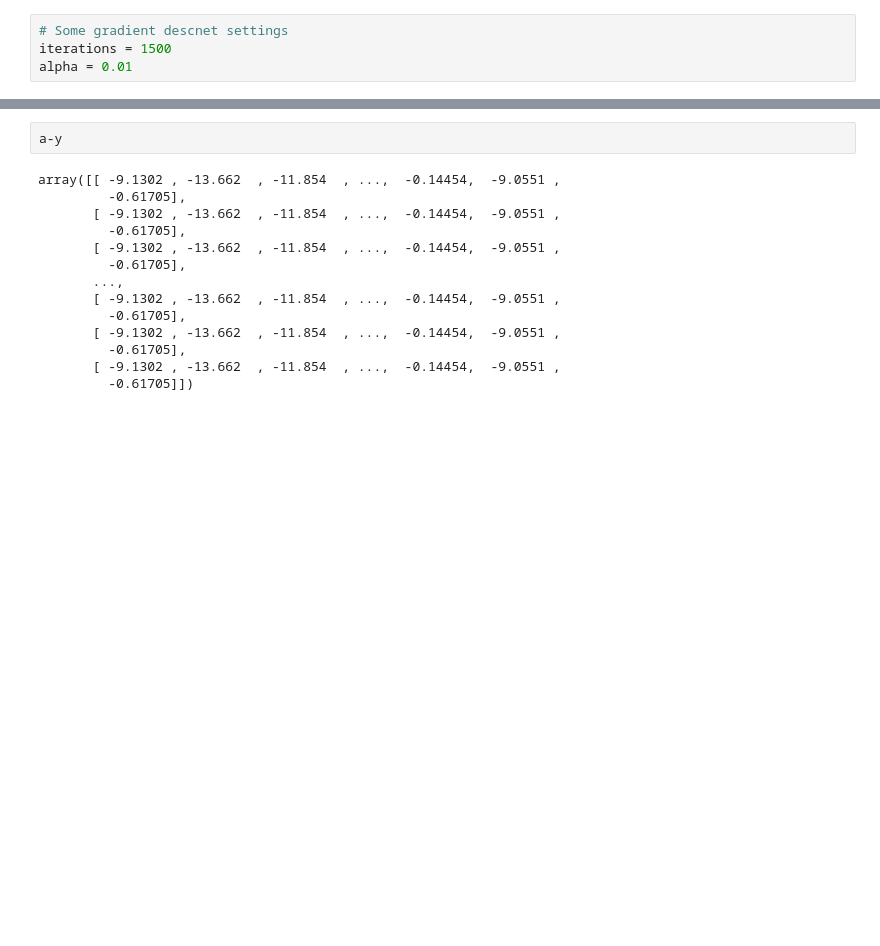
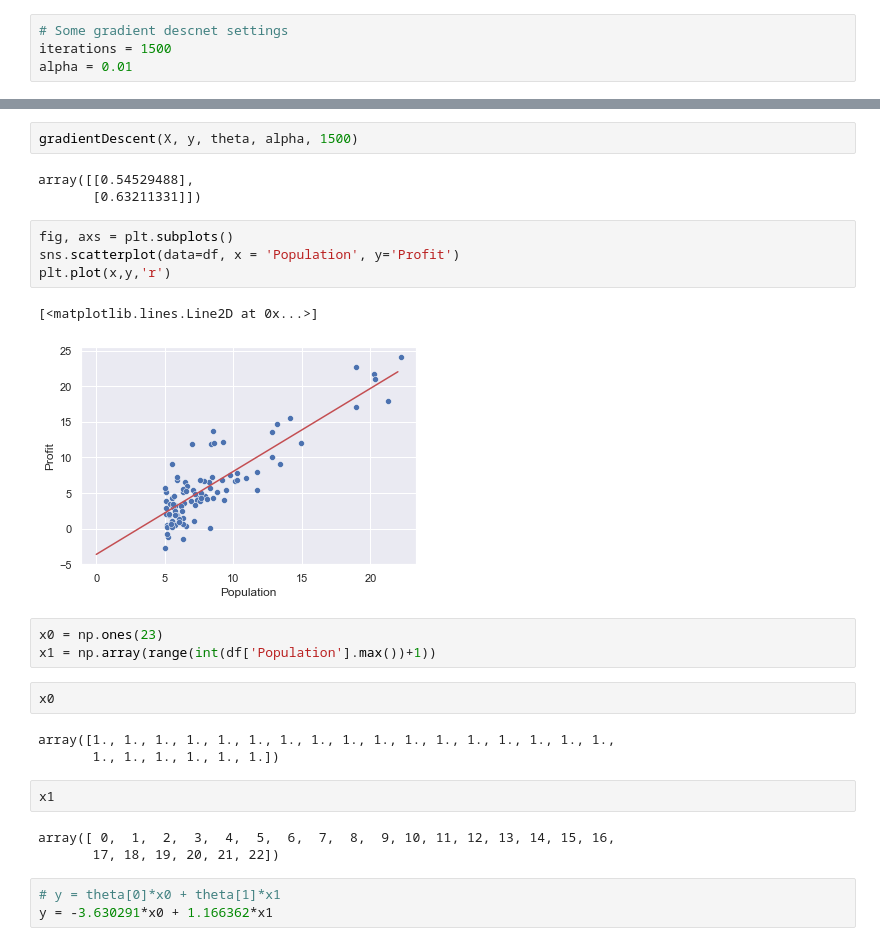
Before and after one commit to jaredwilliam/ML_stanford_coursera, a Jupyter notebook: Week 02/machine-learning-ex1/ex1/Homework in Python.ipynb, the cells around one changed output, grey strips where cells are left out. Cells and saved outputs as stored; diff of their text form; blank space fills up the shorter version.

Commit message:
Python gradient descent

```diff
--- a/Week 02/machine-learning-ex1/ex1/Homework in Python.ipynb
+++ b/Week 02/machine-learning-ex1/ex1/Homework in Python.ipynb
@@ -104,19 +158,31 @@ a = np.matmul(X,theta)
-# %%
-a-y
-# %% [output]
-array([[ -9.1302 , -13.662  , -11.854  , ...,  -0.14454,  -9.0551 ,
-         -0.61705],
-       [ -9.1302 , -13.662  , -11.854  , ...,  -0.14454,  -9.0551 ,
-         -0.61705],
-       [ -9.1302 , -13.662  , -11.854  , ...,  -0.14454,  -9.0551 ,
-         -0.61705],
-       ...,
-       [ -9.1302 , -13.662  , -11.854  , ...,  -0.14454,  -9.0551 ,
-         -0.61705],
-       [ -9.1302 , -13.662  , -11.854  , ...,  -0.14454,  -9.0551 ,
-         -0.61705],
-       [ -9.1302 , -13.662  , -11.854  , ...,  -0.14454,  -9.0551 ,
-         -0.61705]])
+# %%
+gradientDescent(X, y, theta, alpha, 1500)
+# %% [output]
+array([[0.54529488],
+       [0.63211331]])
+# %%
+fig, axs = plt.subplots()
+sns.scatterplot(data=df, x = 'Population', y='Profit')
+plt.plot(x,y,'r')
+# %% [output]
+[<matplotlib.lines.Line2D at 0x...>]
+[figure, added]
+# %%
+x0 = np.ones(23)
+x1 = np.array(range(int(df['Population'].max())+1))
+# %%
+x0
+# %% [output]
+array([1., 1., 1., 1., 1., 1., 1., 1., 1., 1., 1., 1., 1., 1., 1., 1., 1.,
+       1., 1., 1., 1., 1., 1.])
+# %%
+x1
+# %% [output]
+array([ 0,  1,  2,  3,  4,  5,  6,  7,  8,  9, 10, 11, 12, 13, 14, 15, 16,
+       17, 18, 19, 20, 21, 22])
+# %%
+# y = theta[0]*x0 + theta[1]*x1
+y = -3.630291*x0 + 1.166362*x1
 # %%
 y
 # %% [output]
```
Also changed, not shown: parts of 14 cells of this notebook, 3 other files.
